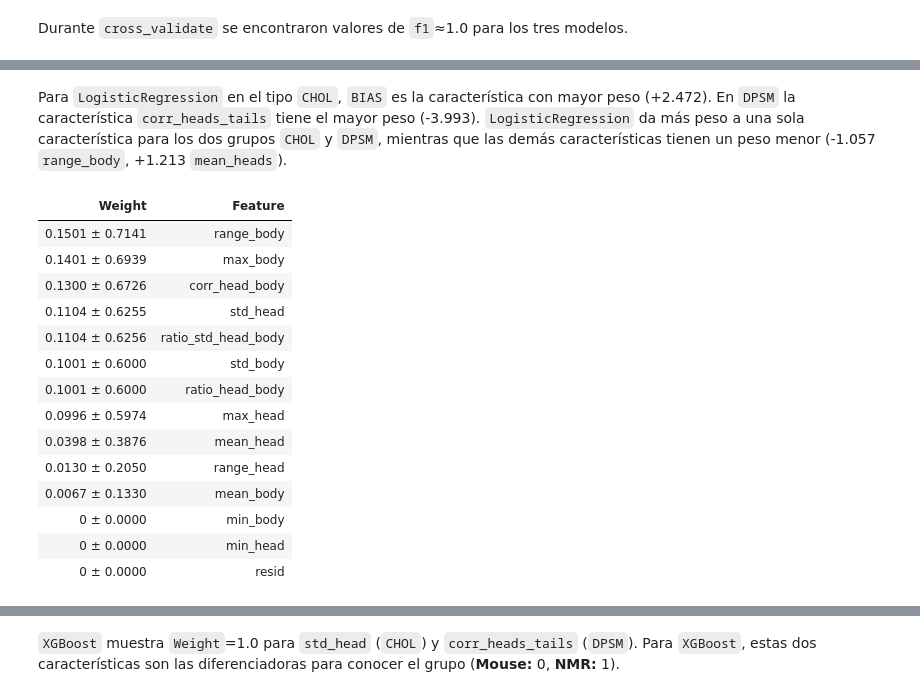
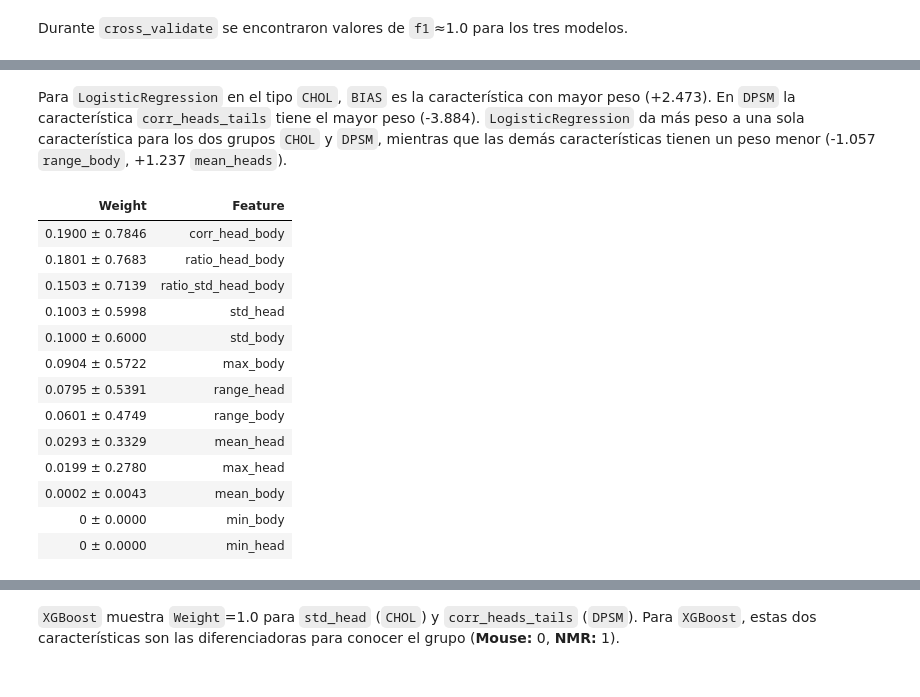
Before and after one commit to dylanhrojas/mouse-nmr, a Jupyter notebook: notebooks/03_training.ipynb, the cells around one changed output, grey strips where cells are left out. Saved outputs shown, nothing was run; the diff lists cells and outputs as text; code cells hidden in the pictures.

```diff
--- a/notebooks/03_training.ipynb
+++ b/notebooks/03_training.ipynb
@@ -153,0 +64,21 @@ Mean roc-auc: 0.9981481481481481
+# %%
+# Pipeline Logistic Regression
+log_reg_pipe = ImbPipeline([
+    ("scaler", StandardScaler()),
+    ("smote", SMOTE(random_state=42)),
+    ("clf", LogisticRegression(random_state=42))
+])
+
+# Pipeline Random Forest
+random_forest_pipe = ImbPipeline([
+    ("scaler", StandardScaler()),
+    ("smote", SMOTE(random_state=42)),
+    ("clf", RandomForestClassifier(random_state=42))
+])
+
+# Pipeline XGBoost
+xgboost_pipe = ImbPipeline([
+    ("scaler", StandardScaler()),
+    ("smote", SMOTE(random_state=42)),
+    ("clf", XGBClassifier(random_state=42, verbosity=0))
+])
@@ -154,8 +141,8 @@ Mean roc-auc: 0.9981481481481481
 # %% [markdown]
 Durante `cross_validate` se encontraron valores de `f1`≈1.0 para los tres modelos.
 # %%
-lr_baseline.fit(X_train_chol_scaled, y_train_chol)
-eli5.show_weights(lr_baseline, feature_names=X_chol.columns.to_list())
+log_reg_pipe.fit(X_train_chol, y_train_chol)
+eli5.show_weights(log_reg_pipe.named_steps["clf"], feature_names=X_chol.columns.to_list())
 # %% [output]
 y=1 top features
 | Weight? | Feature |
@@ -194,22 +179,21 @@ y=1 top features
 # %% [markdown]
-Para `LogisticRegression` en el tipo `CHOL`, `BIAS` es la característica con mayor peso (+2.472). En `DPSM` la característica `corr_heads_tails` tiene el mayor peso (-3.993). `LogisticRegression` da más peso a una sola característica para los dos grupos `CHOL` y `DPSM`, mientras que las demás características tienen un peso menor (-1.057 `range_body`, +1.213 `mean_heads`).
+Para `LogisticRegression` en el tipo `CHOL`, `BIAS` es la característica con mayor peso (+2.473). En `DPSM` la característica `corr_heads_tails` tiene el mayor peso (-3.884). `LogisticRegression` da más peso a una sola característica para los dos grupos `CHOL` y `DPSM`, mientras que las demás características tienen un peso menor (-1.057 `range_body`, +1.237 `mean_heads`).
 # %%
-rf_baseline.fit(X_train_chol_scaled, y_train_chol)
-eli5.show_weights(rf_baseline, feature_names=X_chol.columns.to_list())
+random_forest_pipe.fit(X_train_chol, y_train_chol)
+eli5.show_weights(random_forest_pipe.named_steps["clf"], feature_names=X_chol.columns.to_list())
 # %% [output]
 | Weight | Feature |
-| 0.1501 ± 0.7141 | range_body |
-| 0.1401 ± 0.6939 | max_body |
-| 0.1300 ± 0.6726 | corr_head_body |
-| 0.1104 ± 0.6255 | std_head |
-| 0.1104 ± 0.6256 | ratio_std_head_body |
-| 0.1001 ± 0.6000 | std_body |
-| 0.1001 ± 0.6000 | ratio_head_body |
-| 0.0996 ± 0.5974 | max_head |
-| 0.0398 ± 0.3876 | mean_head |
-| 0.0130 ± 0.2050 | range_head |
-| 0.0067 ± 0.1330 | mean_body |
+| 0.1900 ± 0.7846 | corr_head_body |
+| 0.1801 ± 0.7683 | ratio_head_body |
+| 0.1503 ± 0.7139 | ratio_std_head_body |
+| 0.1003 ± 0.5998 | std_head |
+| 0.1000 ± 0.6000 | std_body |
+| 0.0904 ± 0.5722 | max_body |
+| 0.0795 ± 0.5391 | range_head |
+| 0.0601 ± 0.4749 | range_body |
+| 0.0293 ± 0.3329 | mean_head |
+| 0.0199 ± 0.2780 | max_head |
+| 0.0002 ± 0.0043 | mean_body |
 | 0 ± 0.0000 | min_body |
 | 0 ± 0.0000 | min_head |
-| 0 ± 0.0000 | resid |
 # %%
```
Also changed, not shown: parts of 32 cells of this notebook.
